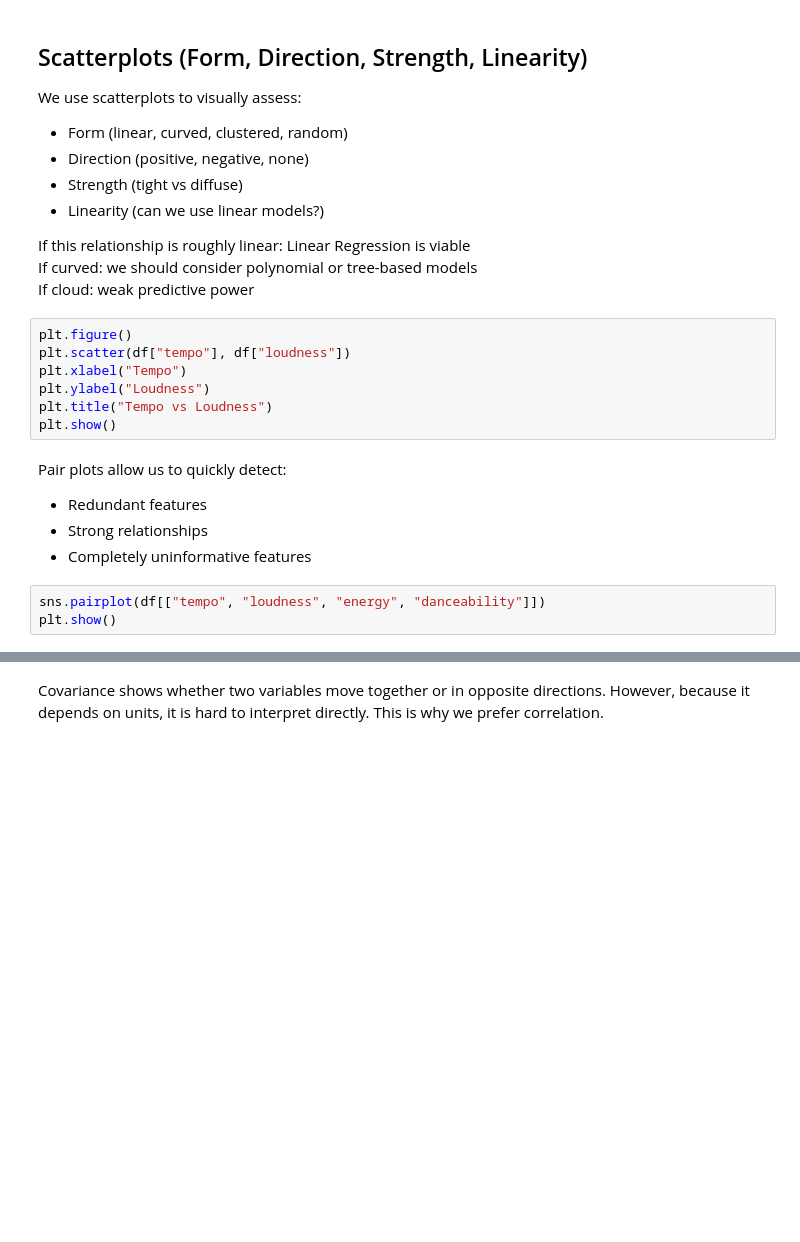
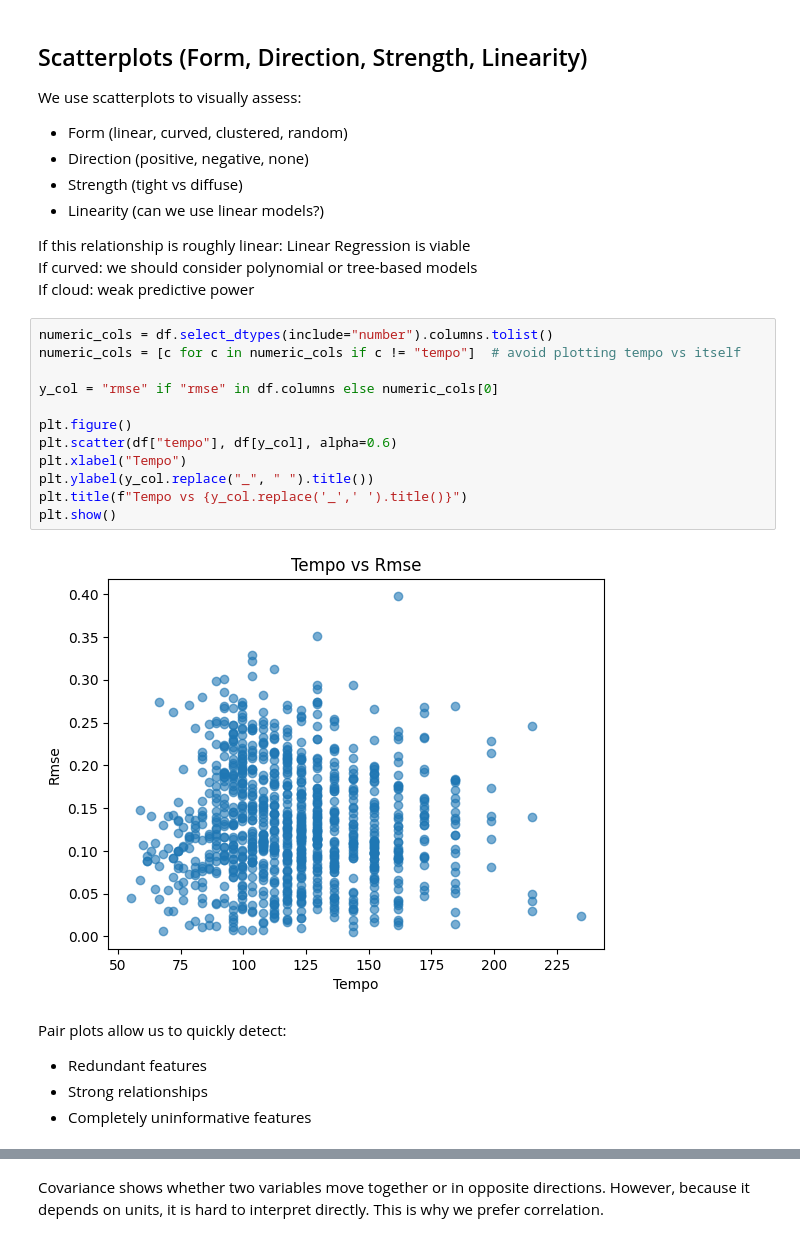
Before and after one commit to RED-40-max/ML-concepts, a Jupyter notebook: p2.ipynb, the cells around one changed output, grey strips where cells are left out. Cells and saved outputs as stored; diff of their text form; blank space fills up the shorter version.

```diff
--- a/p2.ipynb
+++ b/p2.ipynb
@@ -37,18 +37,22 @@ We use scatterplots to visually assess:
 If this relationship is roughly linear: Linear Regression is viable
 If curved: we should consider polynomial or tree-based models
 If cloud: weak predictive power
-# %%
-plt.figure()
-plt.scatter(df["tempo"], df["loudness"])
-plt.xlabel("Tempo")
-plt.ylabel("Loudness")
-plt.title("Tempo vs Loudness")
-plt.show()
+# %%
+numeric_cols = df.select_dtypes(include="number").columns.tolist()
+numeric_cols = [c for c in numeric_cols if c != "tempo"]  # avoid plotting tempo vs itself
+
+y_col = "rmse" if "rmse" in df.columns else numeric_cols[0]
+
+plt.figure()
+plt.scatter(df["tempo"], df[y_col], alpha=0.6)
+plt.xlabel("Tempo")
+plt.ylabel(y_col.replace("_", " ").title())
+plt.title(f"Tempo vs {y_col.replace('_',' ').title()}")
+plt.show()
+# %% [output]
+[figure, added]
 # %% [markdown]
 Pair plots allow us to quickly detect:
 - Redundant features
 - Strong relationships
 - Completely uninformative features
-# %%
-sns.pairplot(df[["tempo", "loudness", "energy", "danceability"]])
-plt.show()
```
Also changed, not shown: parts of 11 cells of this notebook.
